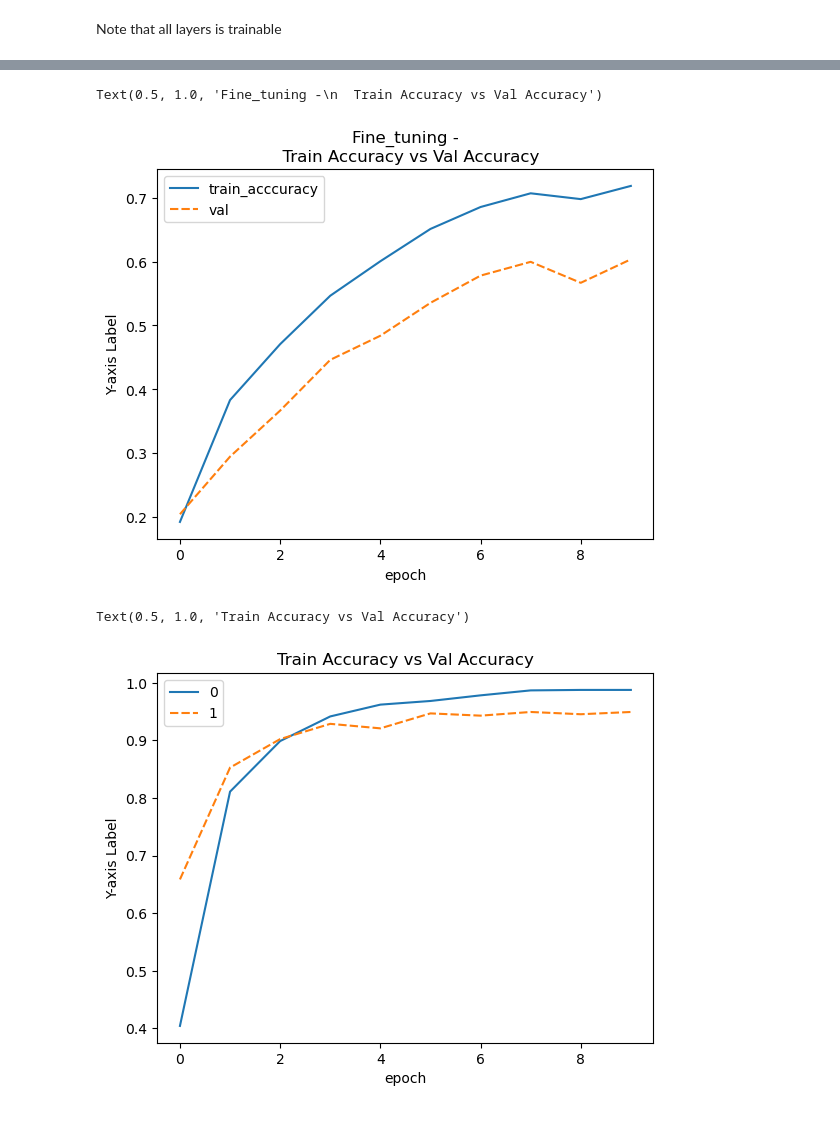
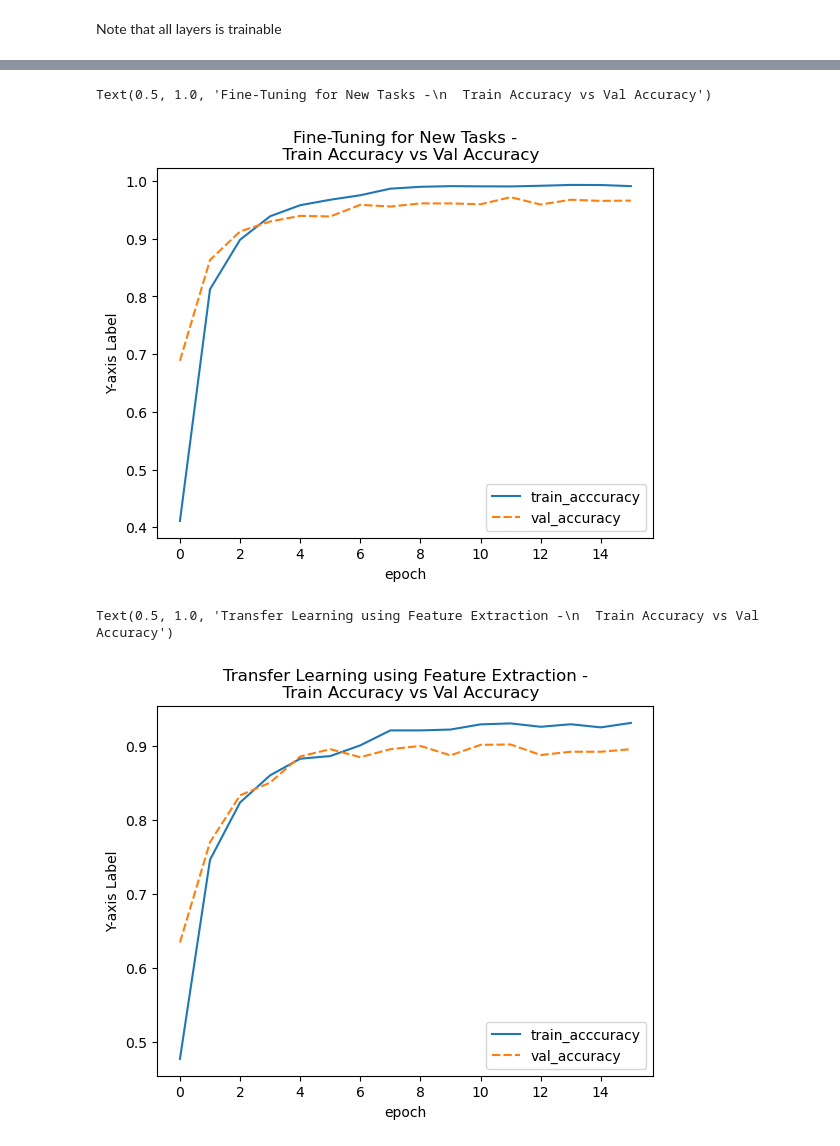
Before and after one commit to TIL-24/til-24-curriculum, a Jupyter notebook: cv_vlm/Unit_3/3.3.1_object_classification_transfer_learning.ipynb, the cells around one changed output, grey strips where cells are left out. Saved outputs shown, nothing was run; the diff lists cells and outputs as text; code cells hidden in the pictures.

Commit message:
Additional notes, fine-tune the training params and added final comparison
also clean up codes and ensure refine the visualization

```diff
--- a/cv_vlm/Unit_3/3.3.1_object_classification_transfer_learning.ipynb
+++ b/cv_vlm/Unit_3/3.3.1_object_classification_transfer_learning.ipynb
@@ -446,5 +483,5 @@ Best val Acc: 0.603431
 # %%
 model_ft, epoch_dict_ft = train_model(
-    pretrained_model_ft, criterion, optimizer_ft, exp_lr_scheduler_ft, num_epochs=10
+    pretrained_model_ft, criterion, optimizer_ft, exp_lr_scheduler_ft, num_epochs=16
 )
 # %% [output]
@@ -512,25 +555,31 @@ val_accuracy_tl = [float(tensor) for tensor in epoch_dict_tl['val_accuracy']]
 # %%
-train_accuracy_fe = [float(tensor) for tensor in epoch_dict_ft['train_accuracy']]
-val_accuracy_fe = [float(tensor) for tensor in epoch_dict_ft['val_accuracy']]
+# Extracting the relevant metrics into list
+train_accuracy_ft = [float(tensor) for tensor in epoch_dict_ft['train_accuracy']]
+val_accuracy_ft = [float(tensor) for tensor in epoch_dict_ft['val_accuracy']]
+
+train_accuracy_fe = [float(tensor) for tensor in epoch_dict_fe['train_accuracy']]
+val_accuracy_fe = [float(tensor) for tensor in epoch_dict_fe['val_accuracy']]
 # %%
-sns.lineplot({'train_acccuracy':train_accuracy_tl, 'val':val_accuracy_tl})
+# Plots
+sns.lineplot({'train_acccuracy':train_accuracy_ft, 'val_accuracy':val_accuracy_ft})
 
 # Add labels and title
 plt.xlabel("epoch")
 plt.ylabel("Y-axis Label")
-plt.title("Fine_tuning -\n  Train Accuracy vs Val Accuracy")
+plt.title("Fine-Tuning for New Tasks -\n  Train Accuracy vs Val Accuracy")
 # %% [output]
-Text(0.5, 1.0, 'Fine_tuning -\n  Train Accuracy vs Val Accuracy')
+Text(0.5, 1.0, 'Fine-Tuning for New Tasks -\n  Train Accuracy vs Val Accuracy')
-[figure, old version]
+[figure, new version]
 # %%
-sns.lineplot([train_accuracy_fe, val_accuracy_fe])
+# Plots
+sns.lineplot({'train_acccuracy':train_accuracy_fe, 'val_accuracy':val_accuracy_fe})
 
 # Add labels and title
 plt.xlabel("epoch")
 plt.ylabel("Y-axis Label")
-plt.title("Feature_extraction -\n  Train Accuracy vs Val Accuracy")
+plt.title("Transfer Learning using Feature Extraction -\n  Train Accuracy vs Val Accuracy")
 # %% [output]
-Text(0.5, 1.0, 'Train Accuracy vs Val Accuracy')
+Text(0.5, 1.0, 'Transfer Learning using Feature Extraction -\n  Train Accuracy vs Val Accuracy')
-[figure, old version]
+[figure, new version]
 # %% [markdown]
 # Exercise
```
Also changed, not shown: parts of 36 cells of this notebook.
